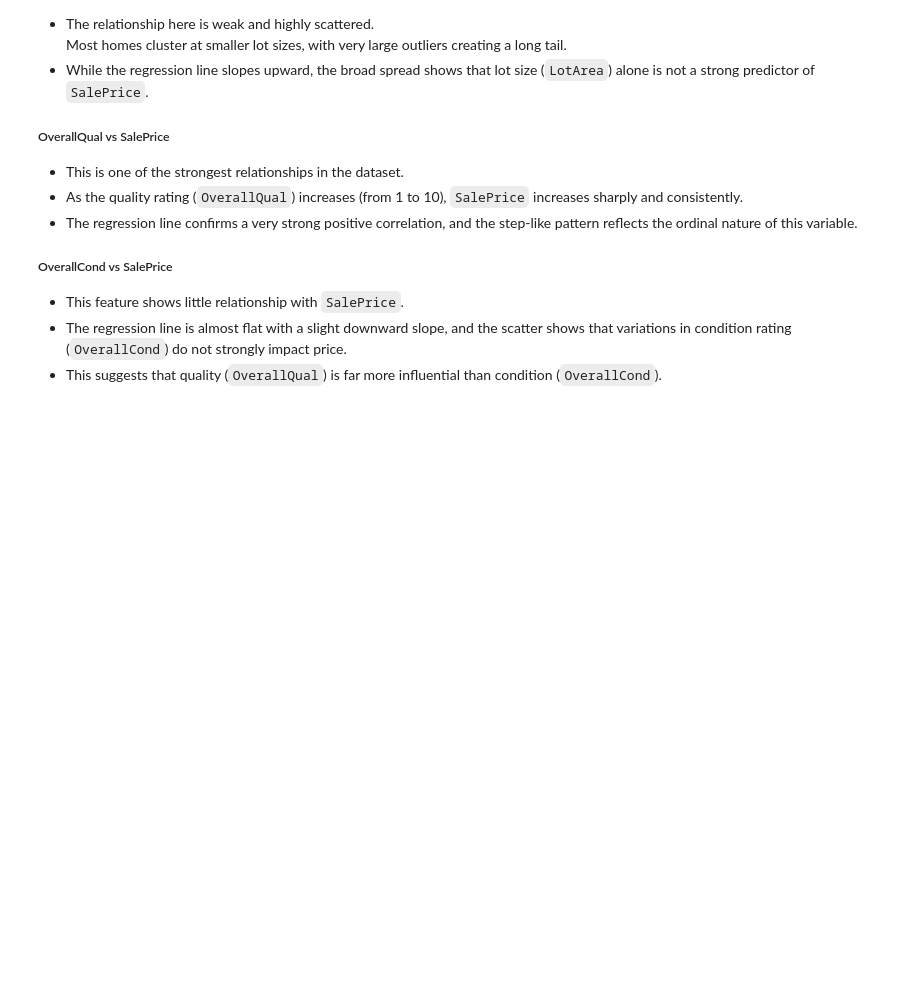
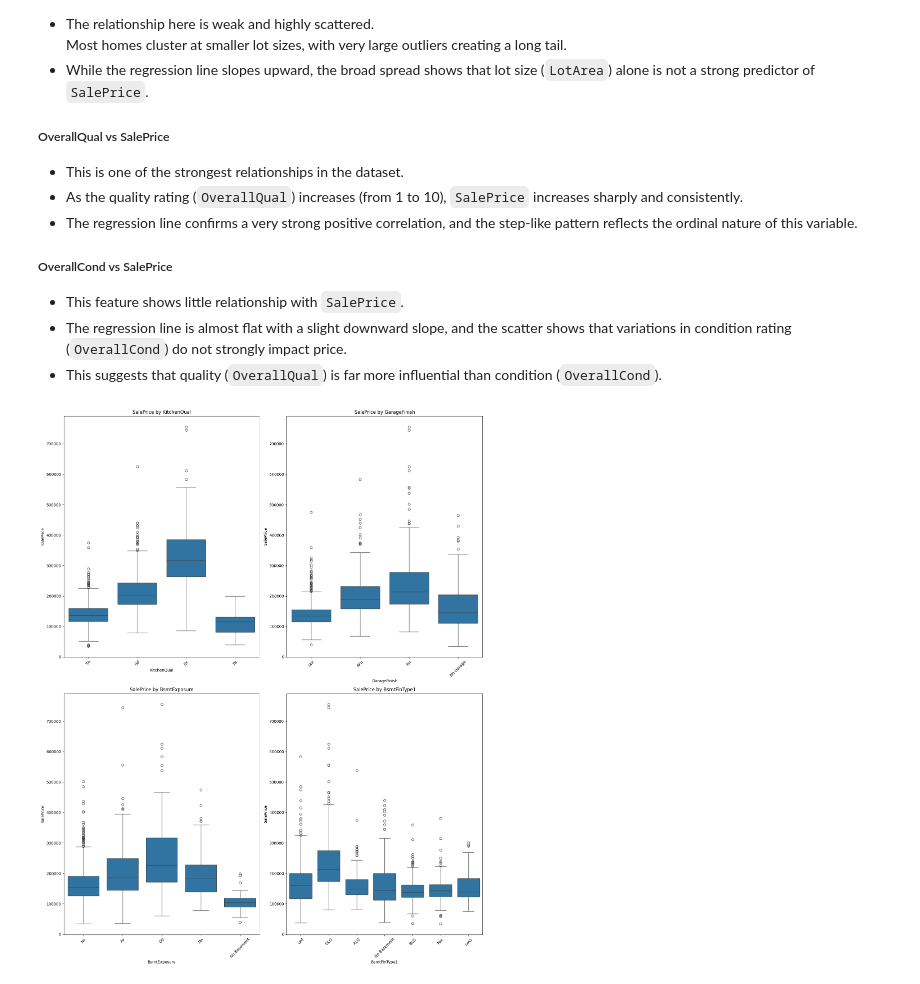
Before and after one commit to aishieee/p5-heritage-housing, a Jupyter notebook: jupyter_notebooks/03_exploratory_analysis.ipynb, the cells around one changed output. Saved outputs shown, nothing was run; the diff lists cells and outputs as text; code cells hidden in the pictures; blank space fills up the shorter version.

Commit message:
Add boxplot showing categorical features and their relationship with saleprice

```diff
--- a/jupyter_notebooks/03_exploratory_analysis.ipynb
+++ b/jupyter_notebooks/03_exploratory_analysis.ipynb
@@ -430,3 +430,31 @@ Most homes cluster at smaller lot sizes, with very large outliers creating a lon
 - This feature shows little relationship with `SalePrice`.
 - The regression line is almost flat with a slight downward slope, and the scatter shows that variations in condition rating (`OverallCond`) do not strongly impact price.
 - This suggests that quality (`OverallQual`) is far more influential than condition (`OverallCond`).
+# %%
+# Step 4.3:
+
+# Boxplots for categorical vs SalePrice
+
+cat_vs_price = ["KitchenQual", "GarageFinish", "BsmtExposure", "BsmtFinType1"]
+
+plt.figure(figsize=(16, 20))
+
+for i, col in enumerate(cat_vs_price, 1):
+
+    plt.subplot(2, 2, i)
+
+    sns.boxplot(
+        x=housing_df[col],
+        y=housing_df["SalePrice"],
+        order=housing_df[col].value_counts().index
+    )
+
+    plt.title(f"SalePrice by {col}")
+    plt.xlabel(col)
+    plt.ylabel("SalePrice")
+    plt.xticks(rotation=45)
+
+plt.tight_layout()
+plt.show()
+# %% [output]
+[figure, added]
```
